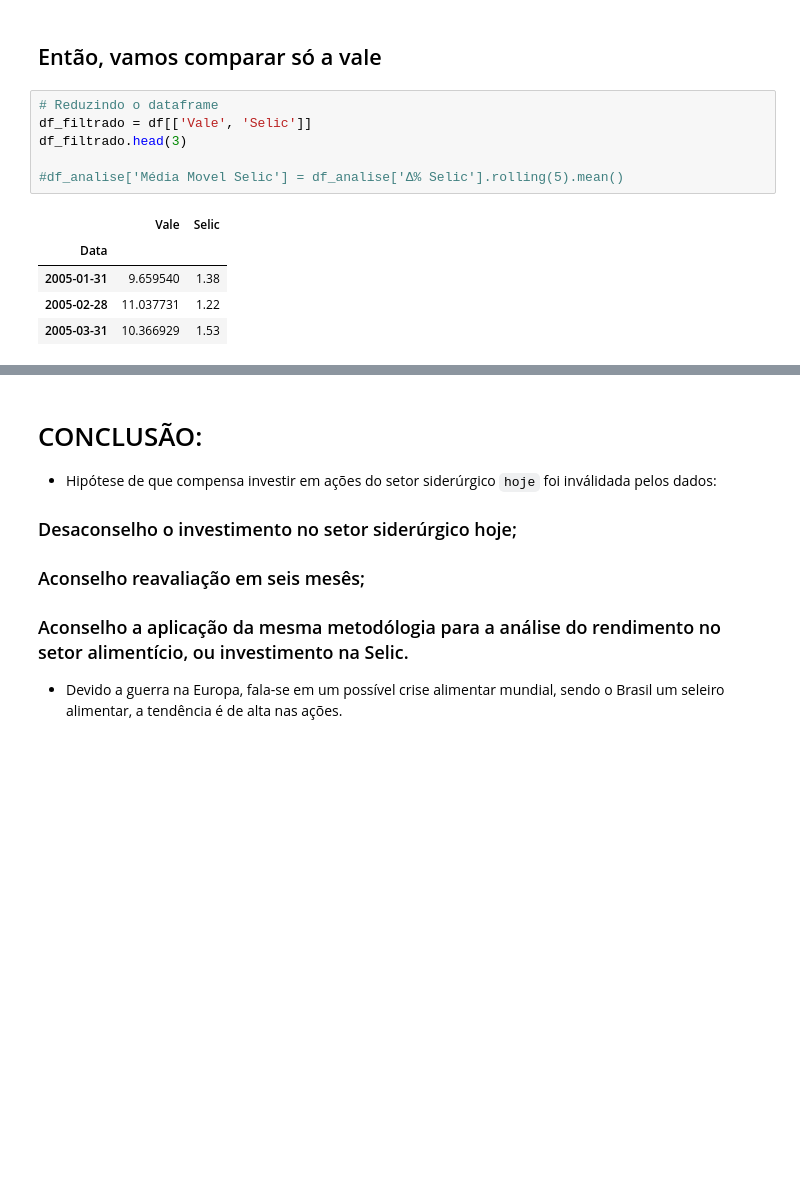
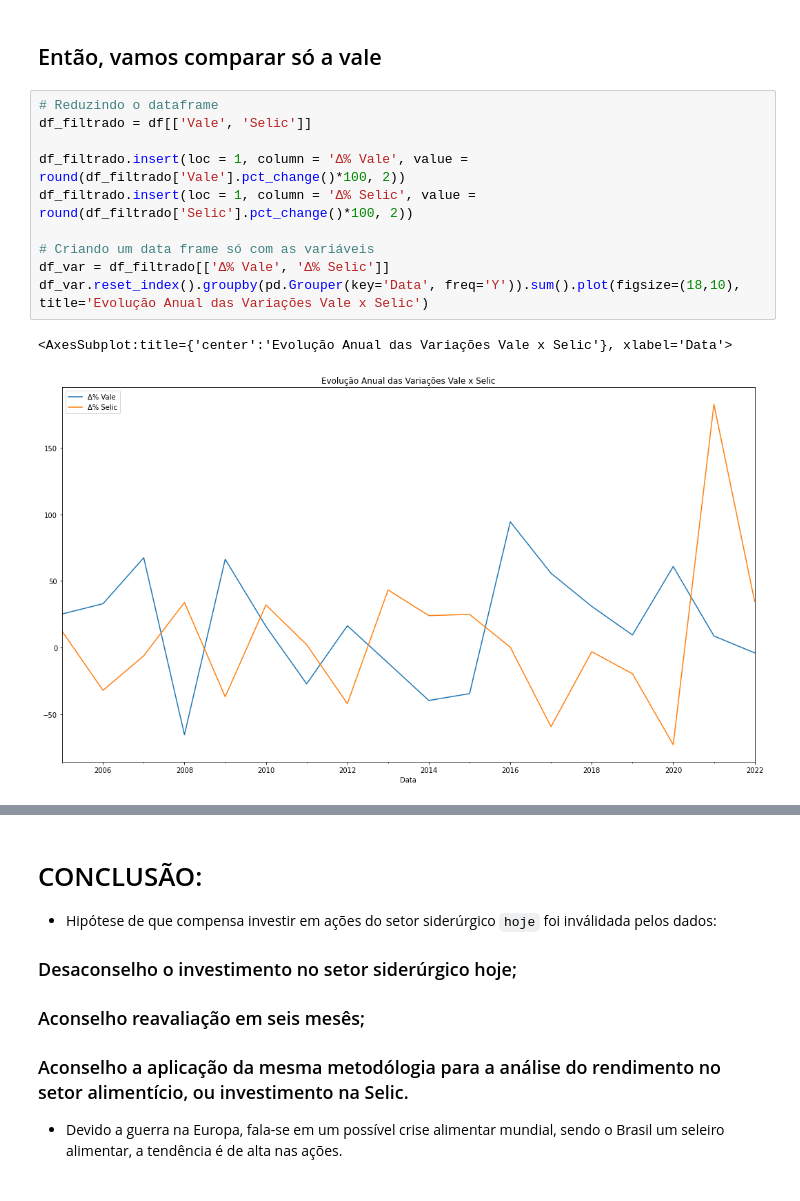
Before and after one commit to kauebr/Insights, a Jupyter notebook: Setor Siderúrgico Nacional/2 Entrega - Cliclo 2/Passo 06 - Análise exploratória/Jupyter Notebooks/Analise exploratória.ipynb, the cells around one changed output, grey strips where cells are left out. Saved outputs shown, nothing was run; the diff lists cells and outputs as text; blank space fills up the shorter version.

```diff
--- a/Setor Siderúrgico Nacional/2 Entrega - Cliclo 2/Passo 06 - Análise exploratória/Jupyter Notebooks/Analise exploratória.ipynb
+++ b/Setor Siderúrgico Nacional/2 Entrega - Cliclo 2/Passo 06 - Análise exploratória/Jupyter Notebooks/Analise exploratória.ipynb
@@ -565,15 +578,16 @@ df.plot(figsize=(18,10))
 [figure]
 # %% [markdown]
 ## Então, vamos comparar só a vale
-# %%
-# Reduzindo o dataframe
-df_filtrado = df[['Vale', 'Selic']]
-df_filtrado.head(3)
-
-#df_analise['Média Movel Selic'] = df_analise['Δ% Selic'].rolling(5).mean()
-# %% [output]
-|  | Vale | Selic |
-| Data |  |  |
-| 2005-01-31 | 9.659540 | 1.38 |
-| 2005-02-28 | 11.037731 | 1.22 |
-| 2005-03-31 | 10.366929 | 1.53 |
+# %%
+# Reduzindo o dataframe
+df_filtrado = df[['Vale', 'Selic']]
+
+df_filtrado.insert(loc = 1, column = 'Δ% Vale', value = round(df_filtrado['Vale'].pct_change()*100, 2))
+df_filtrado.insert(loc = 1, column = 'Δ% Selic', value = round(df_filtrado['Selic'].pct_change()*100, 2))
+
+# Criando um data frame só com as variáveis
+df_var = df_filtrado[['Δ% Vale', 'Δ% Selic']]
+df_var.reset_index().groupby(pd.Grouper(key='Data', freq='Y')).sum().plot(figsize=(18,10), title='Evolução Anual das Variações Vale x Selic')
+# %% [output]
+<AxesSubplot:title={'center':'Evolução Anual das Variações Vale x Selic'}, xlabel='Data'>
+[figure, added]
```
Also changed, not shown: parts of 5 cells of this notebook.
